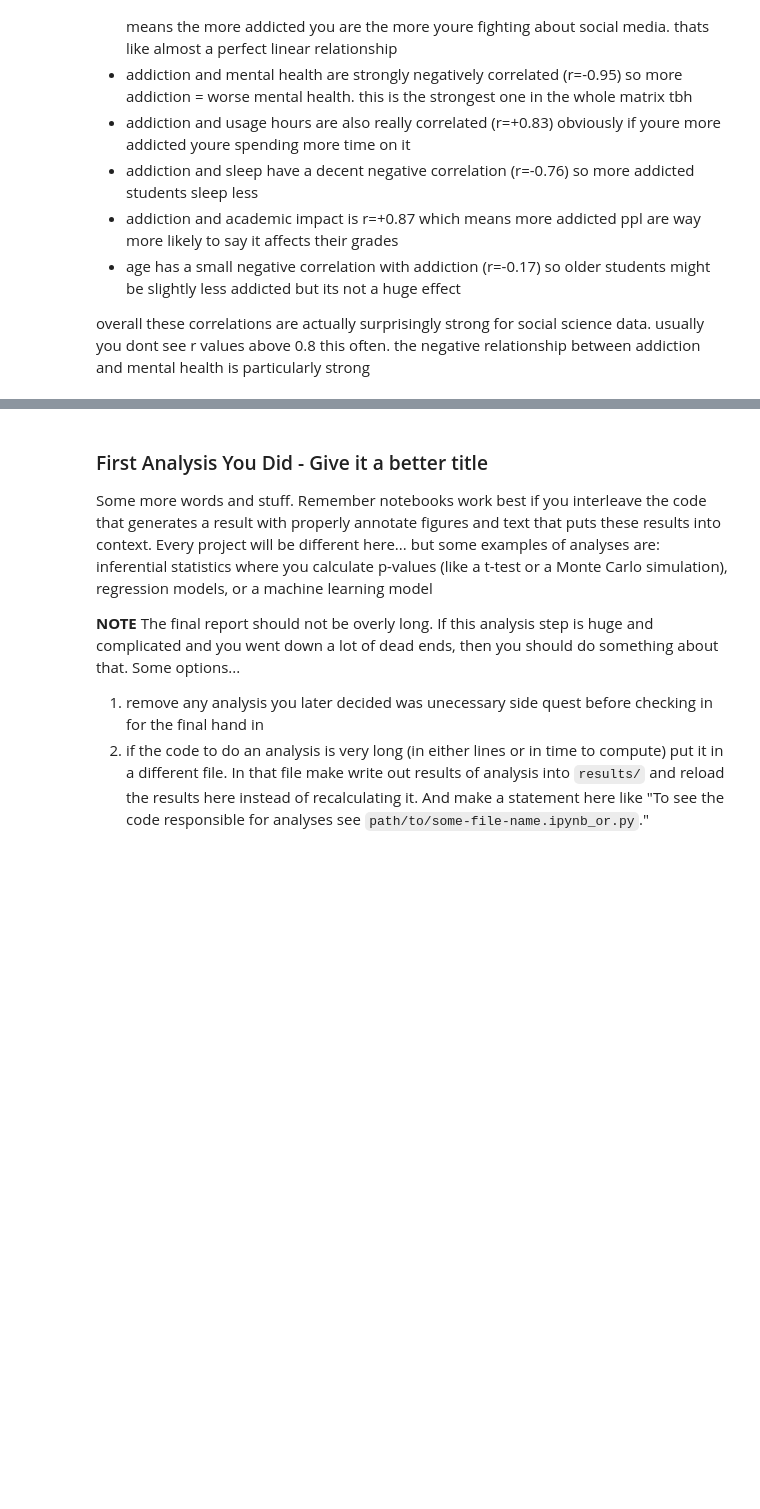
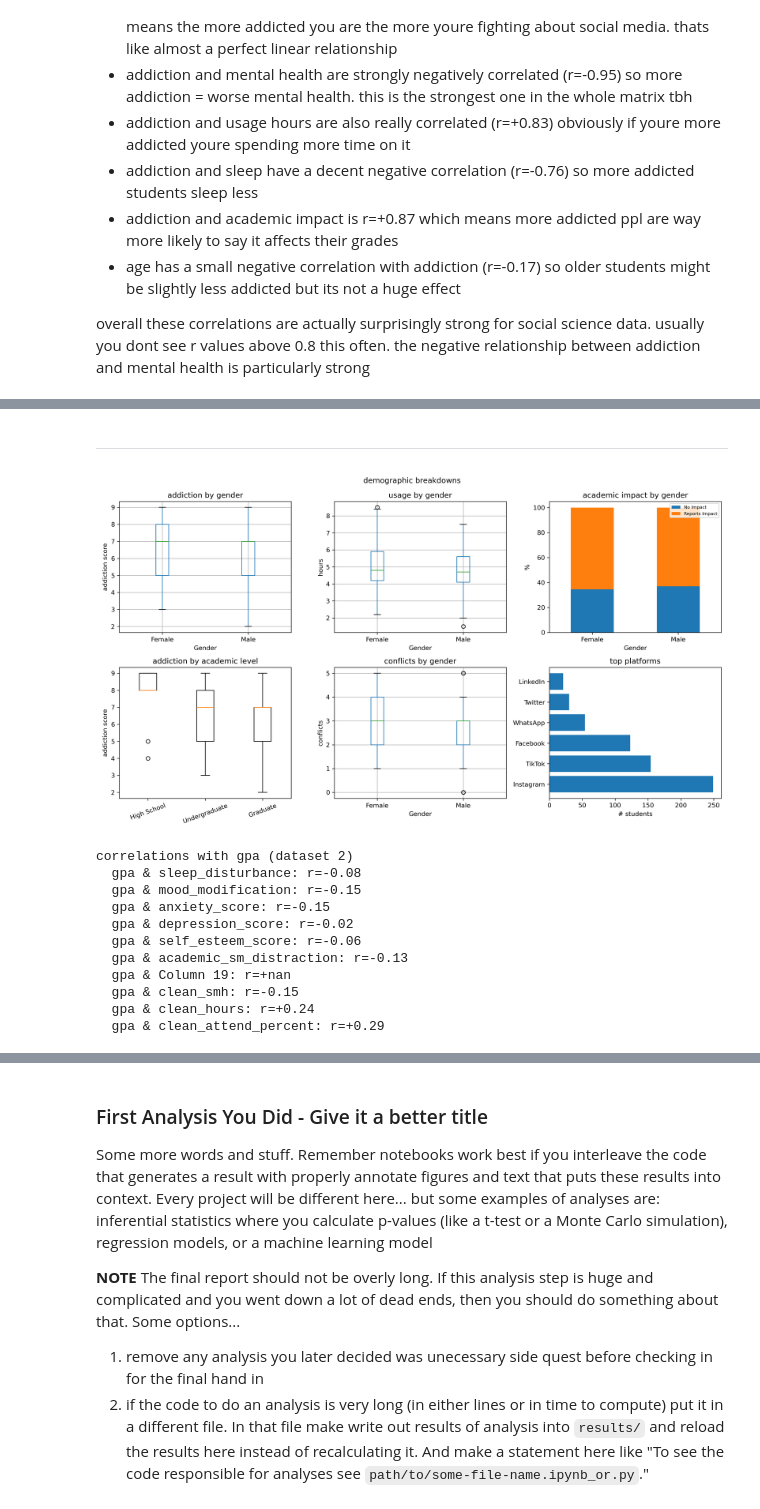
Before and after one commit to COGS108/Group151_WI26, a Jupyter notebook: 03-FinalProject.ipynb, the cells around one changed output, grey strips where cells are left out. Saved outputs shown, nothing was run; the diff lists cells and outputs as text; code cells hidden in the pictures; blank space fills up the shorter version.

```diff
--- a/03-FinalProject.ipynb
+++ b/03-FinalProject.ipynb
@@ -461,0 +521,24 @@ overall these correlations are actually surprisingly strong for social science d
+# %% [markdown]
+****
+# %%
+display(Image("./results/section2_fig2.png"))
+d2_numeric = df2.select_dtypes(include='number').columns.tolist()
+corr2 = df2_gpa[d2_numeric].corr().round(2)
+print('correlations with gpa (dataset 2)')
+for var in d2_numeric:
+    if var != 'gpa_numeric':
+        r = corr2.loc['gpa_numeric', var]
+        print(f'  gpa & {var}: r={r:+.2f}')
+# %% [output]
+[figure, added]
+correlations with gpa (dataset 2)
+  gpa & sleep_disturbance: r=-0.08
+  gpa & mood_modification: r=-0.15
+  gpa & anxiety_score: r=-0.15
+  gpa & depression_score: r=-0.02
+  gpa & self_esteem_score: r=-0.06
+  gpa & academic_sm_distraction: r=-0.13
+  gpa & Column 19: r=+nan
+  gpa & clean_smh: r=-0.15
+  gpa & clean_hours: r=+0.24
+  gpa & clean_attend_percent: r=+0.29
```
Also changed, not shown: parts of 13 cells of this notebook, 4 other files.
